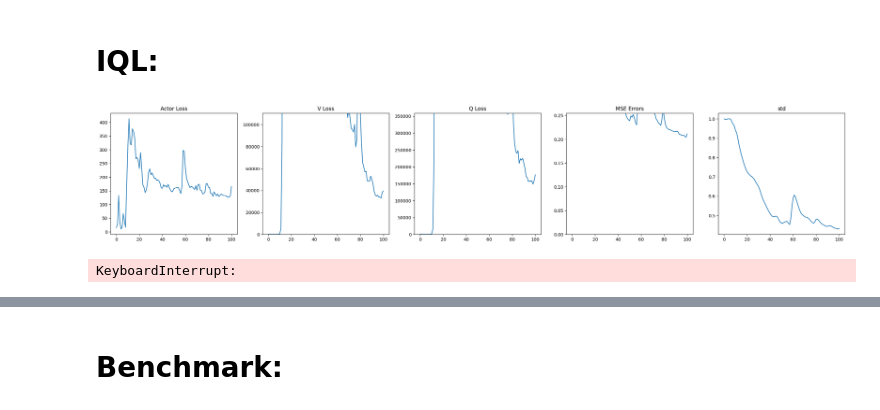
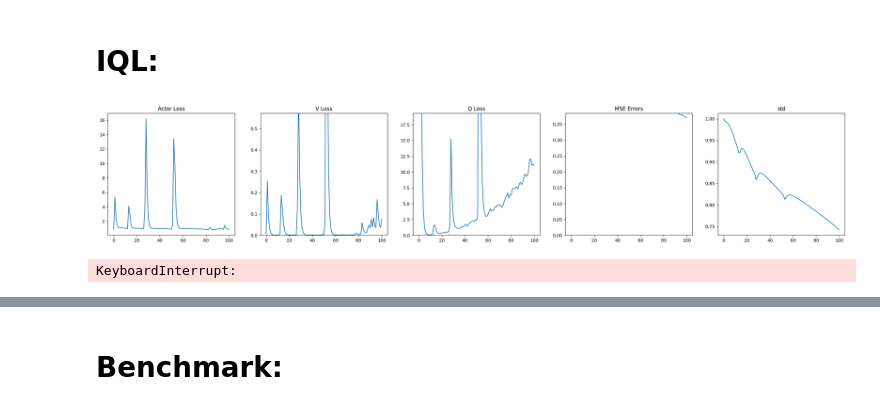
Before and after one commit to TheSun00000/fre_experiments, a Jupyter notebook: offline_fre.ipynb, the cells around one changed output, grey strips where cells are left out. Cells and saved outputs as stored; diff of their text form; code cells hidden in the pictures.

Commit message:
IQL with ground truth values

```diff
--- a/offline_fre.ipynb
+++ b/offline_fre.ipynb
@@ -449,6 +449,7 @@ class FRENetwork(nn.Module):
         return reward_pred # [batch, reward_pairs]
 # %%
 fre_network = FRENetwork(obs_len=obs_dim).to(device)
+fre_network.load_state_dict(torch.load('shared_models/offline_fre-fre_network.pth'))
 optimimizer = torch.optim.Adam(fre_network.parameters(), lr=0.001)
 
 reward_losses = []
@@ -744,14 +745,14 @@ config = {
     'expectile': 0.8,
     'temperature': 3.0,
     'discount': 0.99,
-    'tau': 0.001,
+    'tau': 0.005,
 }
 
 iql_batch_size = 32
 iql_num_states = 512
 
 
-for timestep in tqdm(range(100_000)):
+for timestep in tqdm(range(100000)):
 
 
     reward_latent, random_states, random_states_rewards = sample_reward_function_fre(batch_size=iql_batch_size, num_random_samples=128)
@@ -766,13 +767,17 @@ for timestep in tqdm(range(100_000)):
     )
 
     with torch.no_grad():
-        w_mean, _ = fre_network.get_transformer_encoding(reward_state_pairs)
-        batch['rewards'] = fre_network.get_reward_pred(w_mean, batch['states'])
+        # w_mean, _ = fre_network.get_transformer_encoding(reward_state_pairs)
+        w_mean = w_mean_cst.repeat(iql_batch_size, 1)
+        # batch['rewards'] = fre_network.get_reward_pred(w_mean, batch['states'])
+        batch['rewards'] = batch['states'][..., [0, 1]].mean(dim=-1, keepdim=True)
+        # batch['rewards'] = (batch['states'][..., 0] > 35).unsqueeze(-1)
 
 
 
     # Implicit Q-Learning
     w_target = w_mean.unsqueeze(1).repeat(1, batch['states'].shape[1], 1)
+    w_target = torch.zeros_like(w_target)
 
     with torch.no_grad():
 
@@ -786,10 +791,10 @@ for timestep in tqdm(range(100_000)):
 
     v = iql_agent.get_value(w_target, batch['states'])
     adv = target_q - v
-    v_loss = expectile_loss(adv, target_q - v, config['expectile'])
+    v_loss = expectile_loss(adv, adv, config['expectile'])
     v_loss = v_loss.mean()
 
-    iql_agent.value.zero_grad()
+    iql_agent.value.zero_grad(set_to_none=True)
     v_loss.backward()
     iql_agent.value_optim.step()
 
@@ -797,13 +802,14 @@ for timestep in tqdm(range(100_000)):
     targets = batch['rewards'] + config['discount'] * batch['masks'] * next_v
 
     q1, q2 = iql_agent.get_critic(w_target, batch['states'], batch['actions'])
-    q_loss = ((q1 - targets) ** 2 + (q2 - targets) ** 2) / 2
-    q_loss = q_loss.mean()
+    q_loss = ((q1 - targets).pow(2).mean() + (q2 - targets).pow(2).mean()) / 2
+    q_loss = q_loss
 
-    iql_agent.critic.zero_grad()
+    iql_agent.critic.zero_grad(set_to_none=True)
     q_loss.backward()
     iql_agent.critic_optim.step()
 
+    # if timestep % 10 == 0:
     update_target_critic(iql_agent.critic, iql_agent.target_critic, config['tau'])
 
     value_loss = v_loss + q_loss
@@ -818,34 +824,21 @@ for timestep in tqdm(range(100_000)):
     # Actor Loss ############################################
 
 
-    v = iql_agent.get_value(w_target, batch['states']).detach()
-    q1, q2 = iql_agent.get_critic(w_target, batch['states'], batch['actions'])
-    q1, q2 = q1.detach(), q2.detach()
-    q = torch.minimum(q1, q2)
-    adv = q - v
-
     actions = batch['actions']
-    exp_a = torch.exp(adv * config['temperature'])
-    exp_a = torch.minimum(exp_a, torch.tensor(100.0))
-    # exp_a = torch.ones_like(exp_a)
+    exp_a = torch.exp(adv.detach() * config['temperature']).clamp(max=100)
 
     dist = iql_agent.get_actor(w_target, batch['states'])
-    # log_probs = dist.log_prob(actions)
-    log_probs = dist.log_prob(actions).sum(axis=-1, keepdim=True)
-    assert exp_a.shape == log_probs.shape
-    # print("Log probs shape", log_probs.shape)
+    log_probs = dist.log_prob(actions)
     actor_loss = -(exp_a * log_probs).mean()
+
+    iql_agent.actor.zero_grad(set_to_none=True)
+    actor_loss.backward()
+    iql_agent.actor_optim.step()
+    iql_agent.actor_lr_schedule.step()
+
 
     std = dist.stddev.mean()
     mse_error = ((dist.loc - batch['actions'])**2).mean()
-
-    # diff = ((dist.loc - batch['actions'])**2).sum(-1, keepdim=True)
-    # actor_loss = (exp_a * diff).mean()
-
-    iql_agent.actor.zero_grad()
-    actor_loss.backward()
-    iql_agent.actor_optim.step()
-    # iql_agent.actor_lr_schedule.step()
 
     actor_info = {
         'actor_loss': actor_loss,
@@ -856,11 +849,6 @@ for timestep in tqdm(range(100_000)):
 
     ########################################################################################
 
-    # loss = value_loss + actor_loss
-
-    # optimizer.zero_grad()
-    # loss.backward()
-    # optimizer.step()
 
 
 
@@ -869,33 +857,34 @@ for timestep in tqdm(range(100_000)):
     v_losses.append(v_loss.item())
     q_losses.append(q_loss.item())
     mse_errors.append(mse_error.item())
     stds.append(std.item())
 
     if timestep % 100 == 0:
         clear_output(True)
         fig, axs = plt.subplots(1, 5, figsize=(30, 5))
+
         axs[0].plot(smooth_and_downsample(actor_losses))
-        # axs[0].set_ylim(0,50)
+        axs[1].set_ylim(0,max(actor_losses[-100:]))
         axs[0].set_title("Actor Loss")
 
         axs[1].plot(smooth_and_downsample(v_losses))
         axs[1].set_ylim(0,max(v_losses[-100:]))
         axs[1].set_title("V Loss")
 
         axs[2].plot(smooth_and_downsample(q_losses))
         axs[2].set_ylim(0,max(q_losses[-100:]))
         axs[2].set_title("Q Loss")
 
         axs[3].plot(smooth_and_downsample(mse_errors))
         axs[3].set_ylim(0,max(mse_errors[-100:]))
         axs[3].set_title("MSE Errors")
 
         axs[4].plot(smooth_and_downsample(stds))
         axs[4].set_title("std")
 
         plt.show()
 
     # break
 # %% [output]
-[figure, old version]
+[figure, new version]
 KeyboardInterrupt:
```
Also changed, not shown: parts of 12 cells of this notebook, 4 other files.
